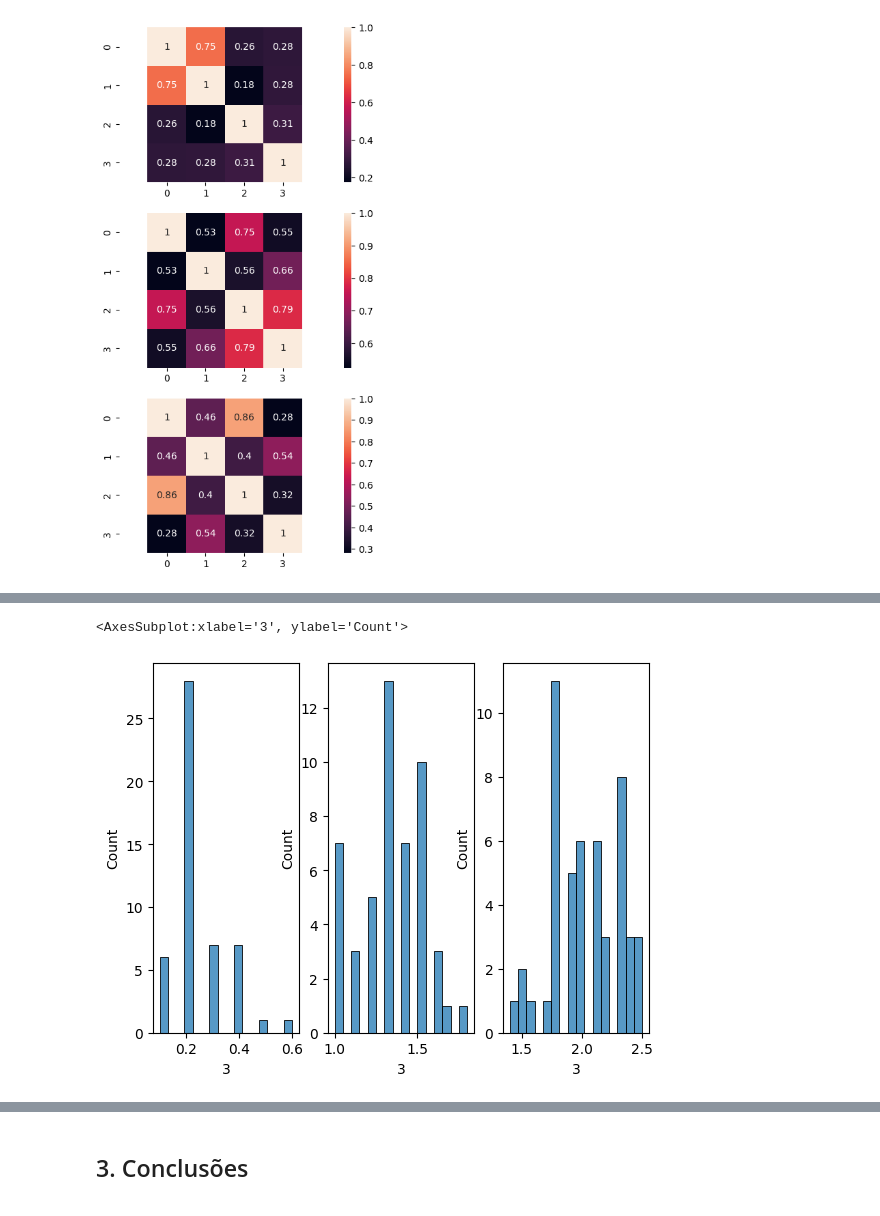
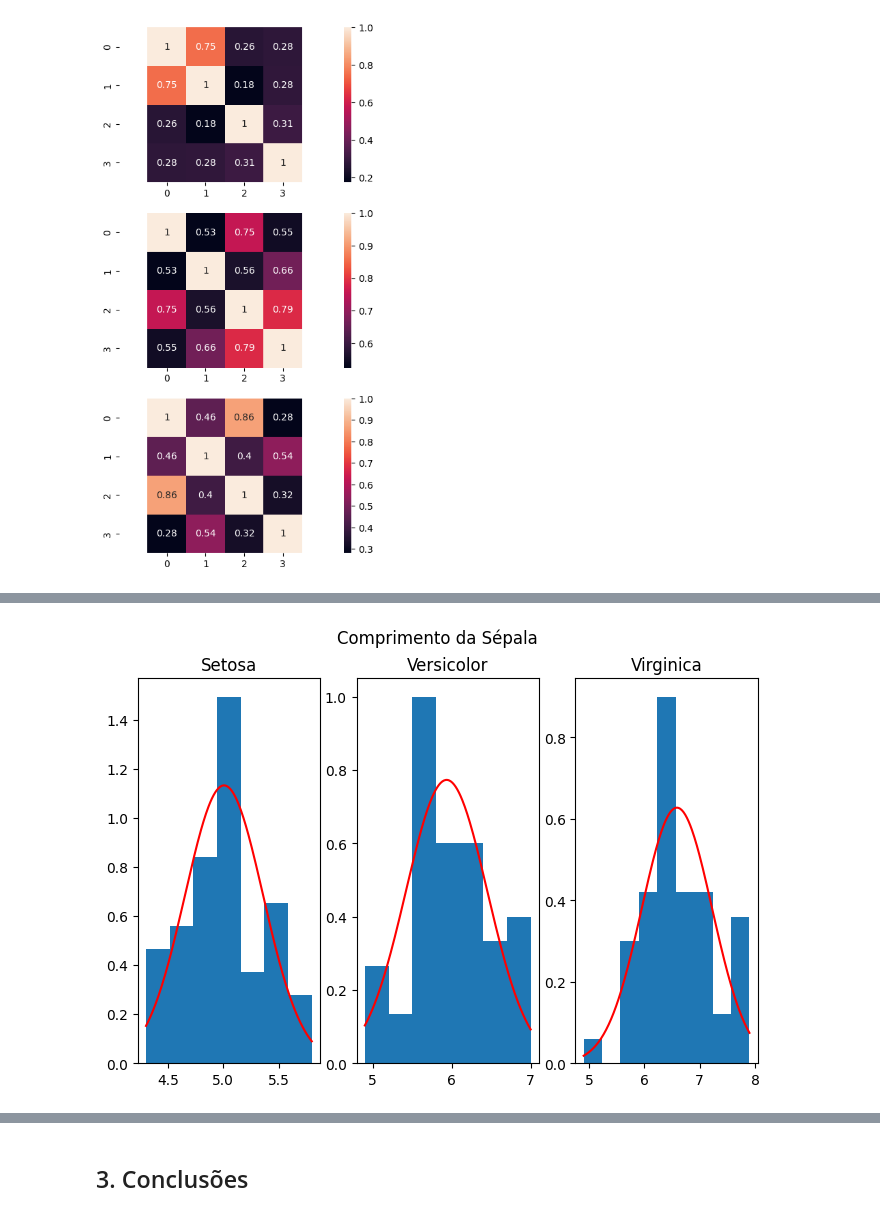
Before and after one commit to laviniacaldas/eda_iris, a Jupyter notebook: Analise_Exploratoria.ipynb, the cells around one changed output, grey strips where cells are left out. Drawn from its saved outputs; the diff is of its cells as text; code cells hidden in the pictures.

```diff
--- a/Analise_Exploratoria.ipynb
+++ b/Analise_Exploratoria.ipynb
@@ -313,12 +277,17 @@ sn.histplot(data[2][data[4] == 'Iris-virginica'], bins=16)
-# %%
-plt.subplot(131)
-sn.histplot(data[3][data[4] == 'Iris-setosa'], bins=16)
-
-plt.subplot(132)
-sn.histplot(data[3][data[4] == 'Iris-versicolor'], bins=16)
-
-plt.subplot(133)
-sn.histplot(data[3][data[4] == 'Iris-virginica'], bins=16)
-# %% [output]
-<AxesSubplot:xlabel='3', ylabel='Count'>
-[figure, removed]
+# %%
+plt.figure(figsize=(8,5))
+plt.suptitle("Comprimento da Sépala")
+
+plt.subplot(131)
+plt.title('Setosa')
+histograma(setosa.iloc[:,0])
+
+plt.subplot(132)
+plt.title('Versicolor')
+histograma(versicolor.iloc[:,0])
+
+plt.subplot(133)
+plt.title('Virginica')
+histograma(virginica.iloc[:,0])
+# %% [output]
+[figure, added]
```
Also changed, not shown: parts of 10 cells of this notebook.
